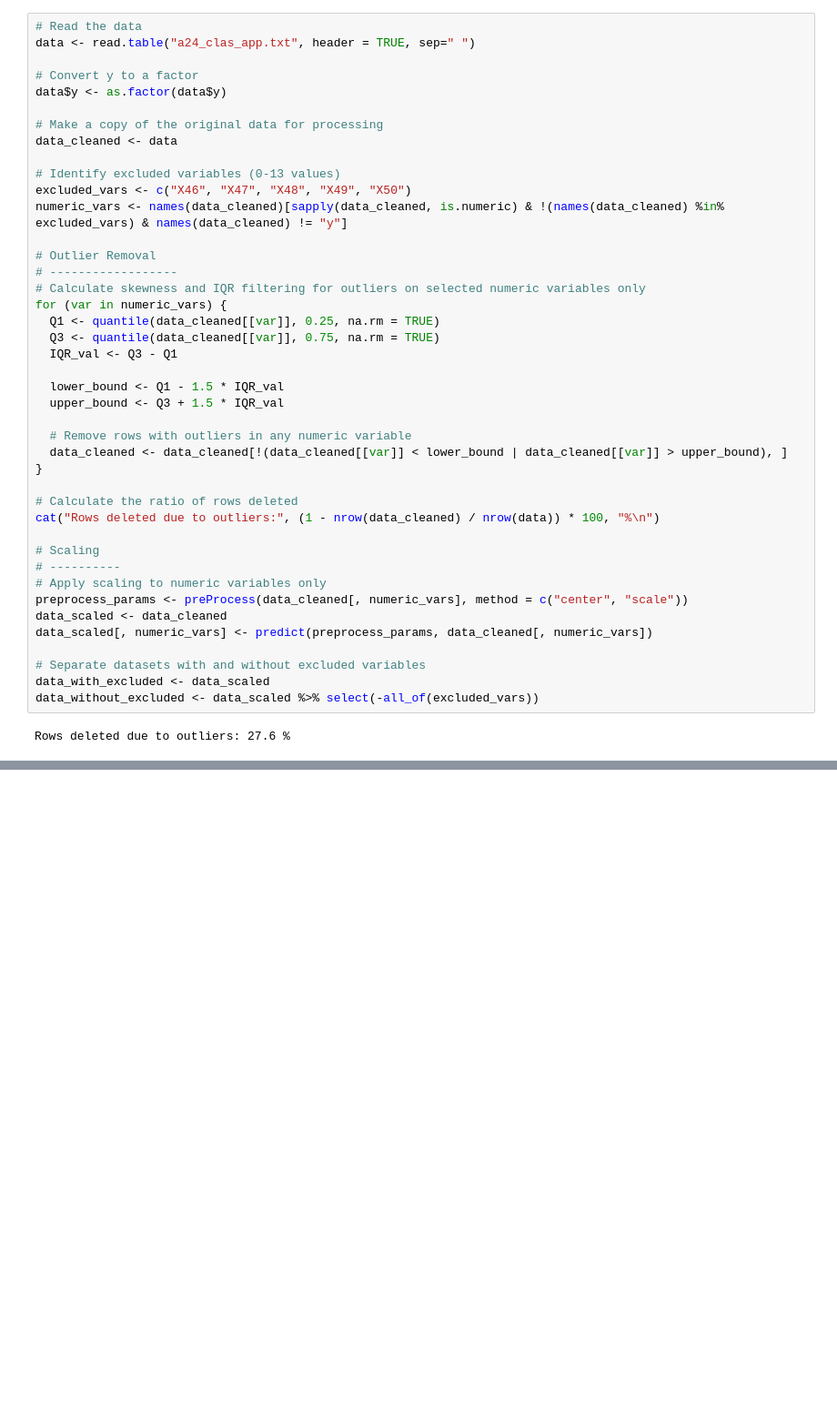
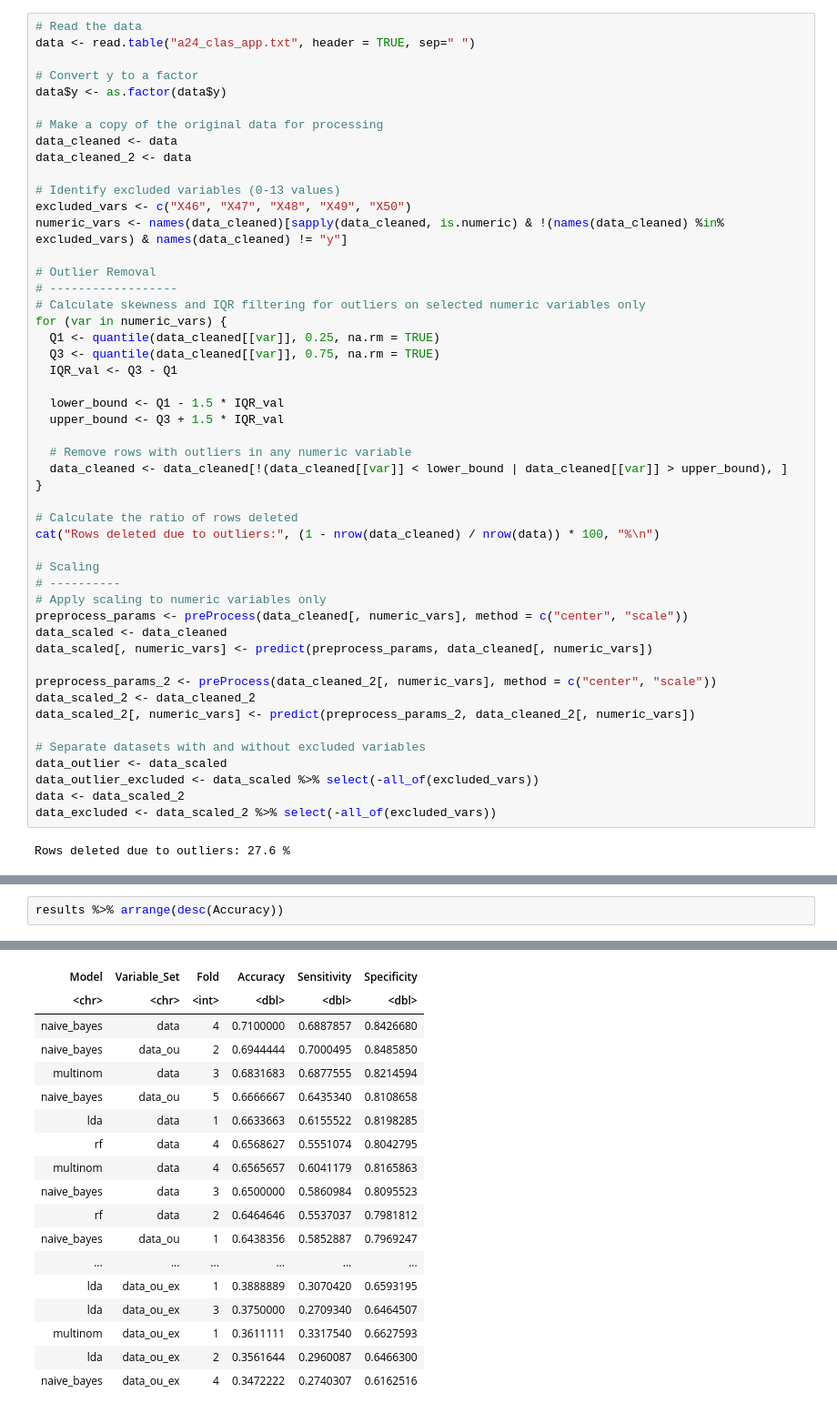
Before and after one commit to TobiasInfo/UTC_SY19, a Jupyter notebook: classification.ipynb, the cells around one changed output, grey strips where cells are left out. Shown at 91% size. Saved outputs shown, nothing was run; the diff lists cells and outputs as text; blank space fills up the shorter version.

```diff
--- a/classification.ipynb
+++ b/classification.ipynb
@@ -63,6 +147,7 @@ data$y <- as.factor(data$y)
 
 # Make a copy of the original data for processing
 data_cleaned <- data
+data_cleaned_2 <- data
 
 # Identify excluded variables (0-13 values)
 excluded_vars <- c("X46", "X47", "X48", "X49", "X50")
@@ -93,9 +178,15 @@ preprocess_params <- preProcess(data_cleaned[, numeric_vars], method = c("center
 data_scaled <- data_cleaned
 data_scaled[, numeric_vars] <- predict(preprocess_params, data_cleaned[, numeric_vars])
 
+preprocess_params_2 <- preProcess(data_cleaned_2[, numeric_vars], method = c("center", "scale"))
+data_scaled_2 <- data_cleaned_2
+data_scaled_2[, numeric_vars] <- predict(preprocess_params_2, data_cleaned_2[, numeric_vars])
+
 # Separate datasets with and without excluded variables
-data_with_excluded <- data_scaled
-data_without_excluded <- data_scaled %>% select(-all_of(excluded_vars))
+data_outlier <- data_scaled
+data_outlier_excluded <- data_scaled %>% select(-all_of(excluded_vars))
+data <- data_scaled_2
+data_excluded <- data_scaled_2 %>% select(-all_of(excluded_vars))
 # %% [output]
 Rows deleted due to outliers: 27.6 %
 # %%
@@ -652,0 +438,3 @@ ERROR: Error in preprocess(X_train_processed): impossible de trouver la fonction
+# %%
+results %>% arrange(desc(Accuracy))
+# %% [output]
@@ -652,0 +442,18 @@ ERROR: Error in preprocess(X_train_processed): impossible de trouver la fonction
+| Model | Variable_Set | Fold | Accuracy | Sensitivity | Specificity |
+| <chr> | <chr> | <int> | <dbl> | <dbl> | <dbl> |
+| naive_bayes | data | 4 | 0.7100000 | 0.6887857 | 0.8426680 |
+| naive_bayes | data_ou | 2 | 0.6944444 | 0.7000495 | 0.8485850 |
+| multinom | data | 3 | 0.6831683 | 0.6877555 | 0.8214594 |
+| naive_bayes | data_ou | 5 | 0.6666667 | 0.6435340 | 0.8108658 |
+| lda | data | 1 | 0.6633663 | 0.6155522 | 0.8198285 |
+| rf | data | 4 | 0.6568627 | 0.5551074 | 0.8042795 |
+| multinom | data | 4 | 0.6565657 | 0.6041179 | 0.8165863 |
+| naive_bayes | data | 3 | 0.6500000 | 0.5860984 | 0.8095523 |
+| rf | data | 2 | 0.6464646 | 0.5537037 | 0.7981812 |
+| naive_bayes | data_ou | 1 | 0.6438356 | 0.5852887 | 0.7969247 |
+| ... | ... | ... | ... | ... | ... |
+| lda | data_ou_ex | 1 | 0.3888889 | 0.3070420 | 0.6593195 |
+| lda | data_ou_ex | 3 | 0.3750000 | 0.2709340 | 0.6464507 |
+| multinom | data_ou_ex | 1 | 0.3611111 | 0.3317540 | 0.6627593 |
+| lda | data_ou_ex | 2 | 0.3561644 | 0.2960087 | 0.6466300 |
+| naive_bayes | data_ou_ex | 4 | 0.3472222 | 0.2740307 | 0.6162516 |
```
Also changed, not shown: parts of 9 cells of this notebook.
